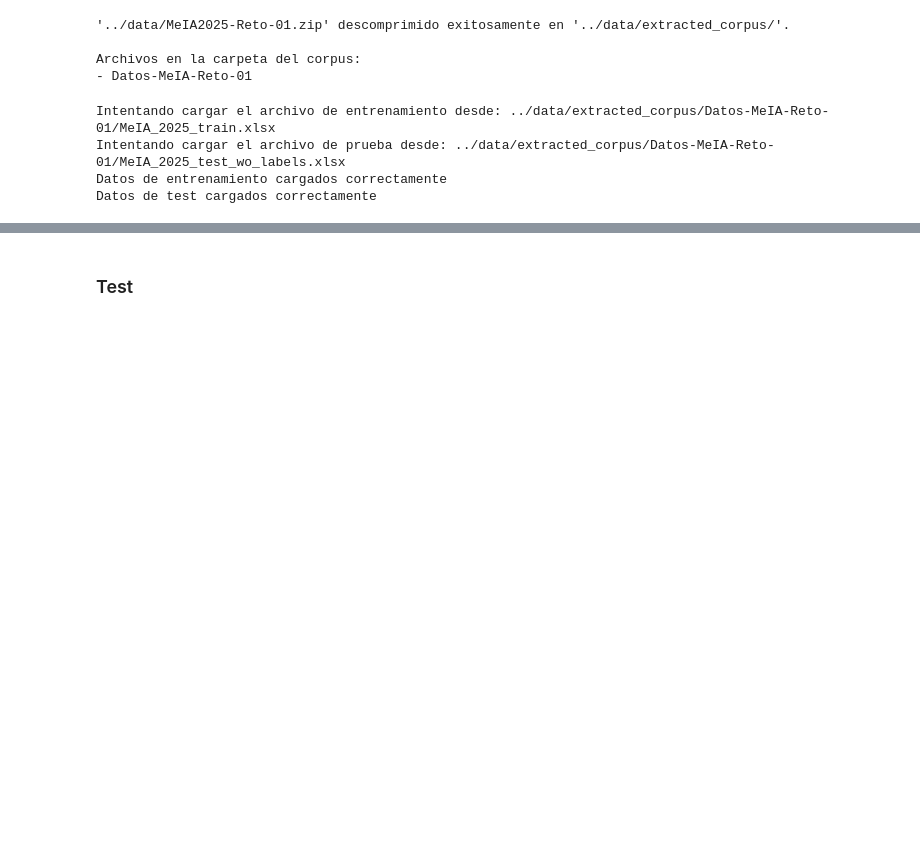
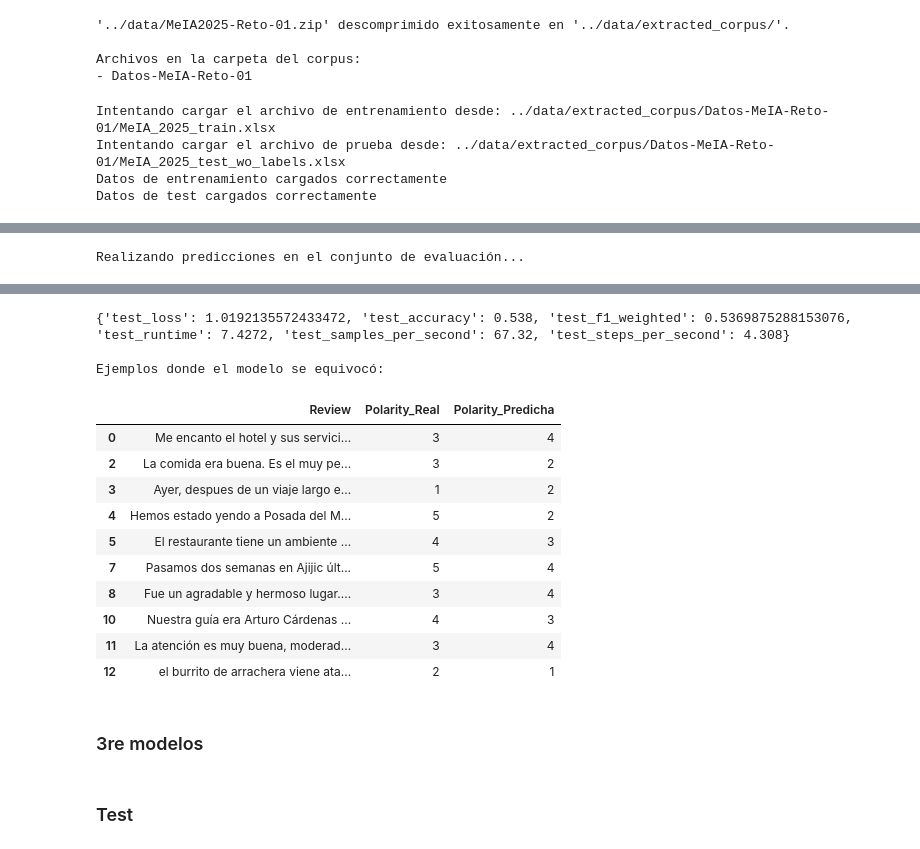
Before and after one commit to Joafp/Desafio_NLP_UNAM, a Jupyter notebook: notebooks/test.ipynb, the cells around one changed output, grey strips where cells are left out. Drawn from its saved outputs; the diff is of its cells as text; code cells hidden in the pictures; blank space fills up the shorter version.

Commit message:
Agregado modelo beto

```diff
--- a/notebooks/test.ipynb
+++ b/notebooks/test.ipynb
@@ -155,0 +344,6 @@ Name: count, dtype: int64
+# %%
+print("Creando input estructurado...")
+df_train['structured_text'] = df_train.apply(
+    lambda row: f"tipo: {str(row['Type']).lower()}. pueblo: {str(row['Town']).lower()}. reseña: {str(row['Review']).lower()}",
+    axis=1
+)
@@ -155,0 +491,2 @@ Name: count, dtype: int64
+# %%
+df=df_train.copy()
@@ -155,0 +577,41 @@ Name: count, dtype: int64
+# %%
+
+# Paso 1: Realizar la predicción en el conjunto de evaluación
+print("Realizando predicciones en el conjunto de evaluación...")
+predictions_output = trainer.predict(tokenized_eval_dataset)
+
+# El objeto 'predictions_output' contiene las predicciones (logits), las etiquetas reales y las métricas.
+print(predictions_output.metrics)
+
+# Paso 2: Extraer las predicciones y las etiquetas verdaderas
+# predictions_output.predictions es un array con los logits (valores de salida brutos para cada clase)
+# Usamos np.argmax para obtener el índice de la clase con el mayor logit para cada reseña.
+y_pred_indices = np.argmax(predictions_output.predictions, axis=1)
+
+# predictions_output.label_ids contiene los índices de las etiquetas verdaderas
+y_true_indices = predictions_output.label_ids
+
+# Paso 3: Convertir los índices predichos a las etiquetas originales (1-5)
+# Recuerda que restamos 1 para el entrenamiento (0-4), ahora sumamos 1 para volver al formato original (1-5)
+y_pred_labels = [i + 1 for i in y_pred_indices]
+y_true_labels = [i + 1 for i in y_true_indices]
+
+# Paso 4: Crear un DataFrame para comparar los resultados
+# Usaremos el dataset de evaluación original (antes de tokenizar) para obtener el texto.
+# El eval_dataset tiene las columnas 'text' y 'label' (con etiquetas 0-4)
+df_results = pd.DataFrame({
+    "Review": eval_dataset["text"],
+    "Polarity_Real": y_true_labels,
+    "Polarity_Predicha": y_pred_labels
+})
+
+# # Mostrar las primeras 20 predicciones para ver cómo se comportó el modelo
+# print("\nComparación de predicciones vs. etiquetas reales:")
+# print(df_results.head(20))
+
+# (Opcional) Ver los casos donde el modelo se equivocó
+print("\nEjemplos donde el modelo se equivocó:")
+df_errors = df_results[df_results["Polarity_Real"] != df_results["Polarity_Predicha"]]
+df_errors.head(10)
+# %% [output]
+Realizando predicciones en el conjunto de evaluación...
@@ -156,3 +619,19 @@ Name: count, dtype: int64
+{'test_loss': 1.0192135572433472, 'test_accuracy': 0.538, 'test_f1_weighted': 0.5369875288153076, 'test_runtime': 7.4272, 'test_samples_per_second': 67.32, 'test_steps_per_second': 4.308}
+
+Ejemplos donde el modelo se equivocó:
+|  | Review | Polarity_Real | Polarity_Predicha |
+| 0 | Me encanto el hotel y sus servici... | 3 | 4 |
+| 2 | La comida era buena. Es el muy pe... | 3 | 2 |
+| 3 | Ayer, despues de un viaje largo e... | 1 | 2 |
+| 4 | Hemos estado yendo a Posada del M... | 5 | 2 |
+| 5 | El restaurante tiene un ambiente ... | 4 | 3 |
+| 7 | Pasamos dos semanas en Ajijic últ... | 5 | 4 |
+| 8 | Fue un agradable y hermoso lugar.... | 3 | 4 |
+| 10 | Nuestra guía era Arturo Cárdenas ... | 4 | 3 |
+| 11 | La atención es muy buena, moderad... | 3 | 4 |
+| 12 | el burrito de arrachera viene ata... | 2 | 1 |
+# %% [markdown]
+### 3re modelos
 # %% [markdown]
 ### Test
 # %%
```
Also changed, not shown: parts of 25 cells of this notebook, 3 other files.
